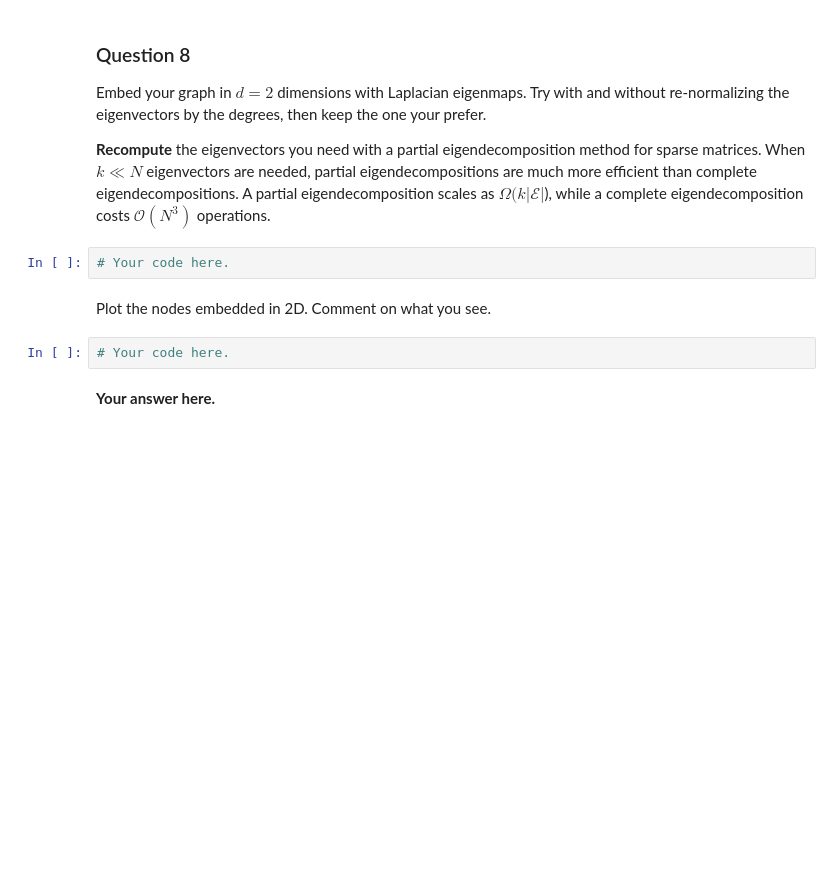
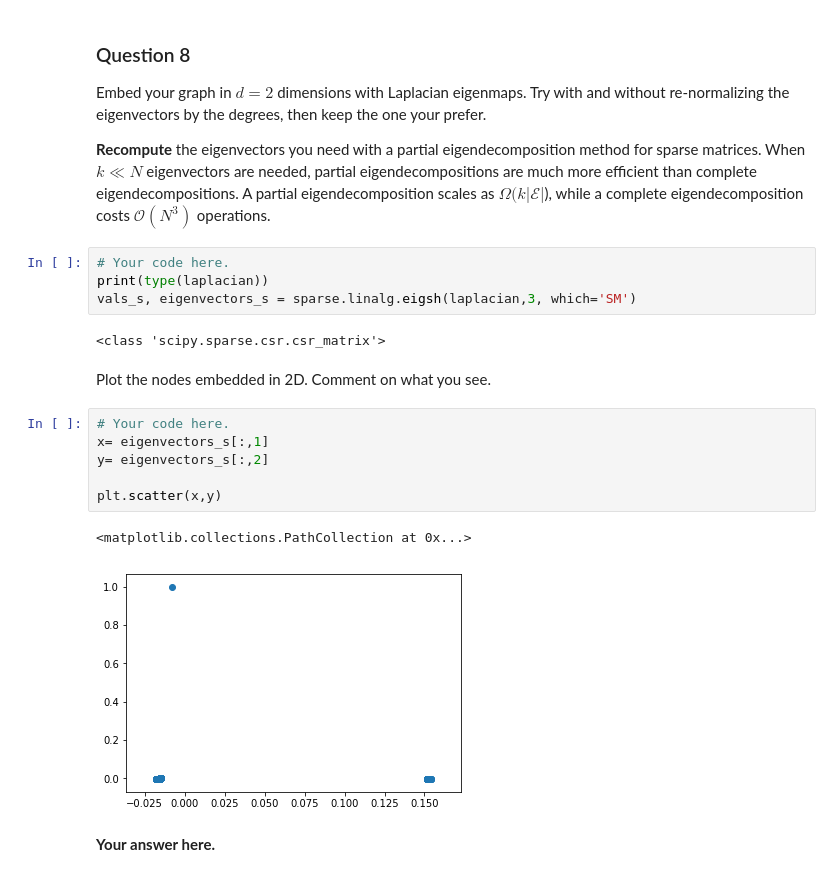
Before and after one commit to vndk36/Project_ntds2018, a Jupyter notebook: Milestone_3/3_spectral_graph_theory.ipynb, the cells around one changed output. Drawn from its saved outputs; the diff is of its cells as text; blank space fills up the shorter version.

```diff
--- a/Milestone_3/3_spectral_graph_theory.ipynb
+++ b/Milestone_3/3_spectral_graph_theory.ipynb
@@ -224,12 +253,23 @@ Try with and without re-normalizing the eigenvectors by the degrees, then keep t
 **Recompute** the eigenvectors you need with a partial eigendecomposition method for sparse matrices.
 When $k \ll N$ eigenvectors are needed, partial eigendecompositions are much more efficient than complete eigendecompositions.
 A partial eigendecomposition scales as $\Omega(k |\mathcal{E}|$), while a complete eigendecomposition costs $\mathcal{O}(N^3)$ operations.
-# %%
-# Your code here.
+# %%
+# Your code here.
+print(type(laplacian))
+vals_s, eigenvectors_s = sparse.linalg.eigsh(laplacian,3, which='SM')
+# %% [output]
+<class 'scipy.sparse.csr.csr_matrix'>
 # %% [markdown]
 Plot the nodes embedded in 2D. Comment on what you see.
-# %%
-# Your code here.
+# %%
+# Your code here.
+x= eigenvectors_s[:,1]
+y= eigenvectors_s[:,2]
+
+plt.scatter(x,y)
+# %% [output]
+<matplotlib.collections.PathCollection at 0x...>
+[figure, added]
 # %% [markdown]
 **Your answer here.**
 # %% [markdown]
```
Also changed, not shown: parts of 11 cells of this notebook.
